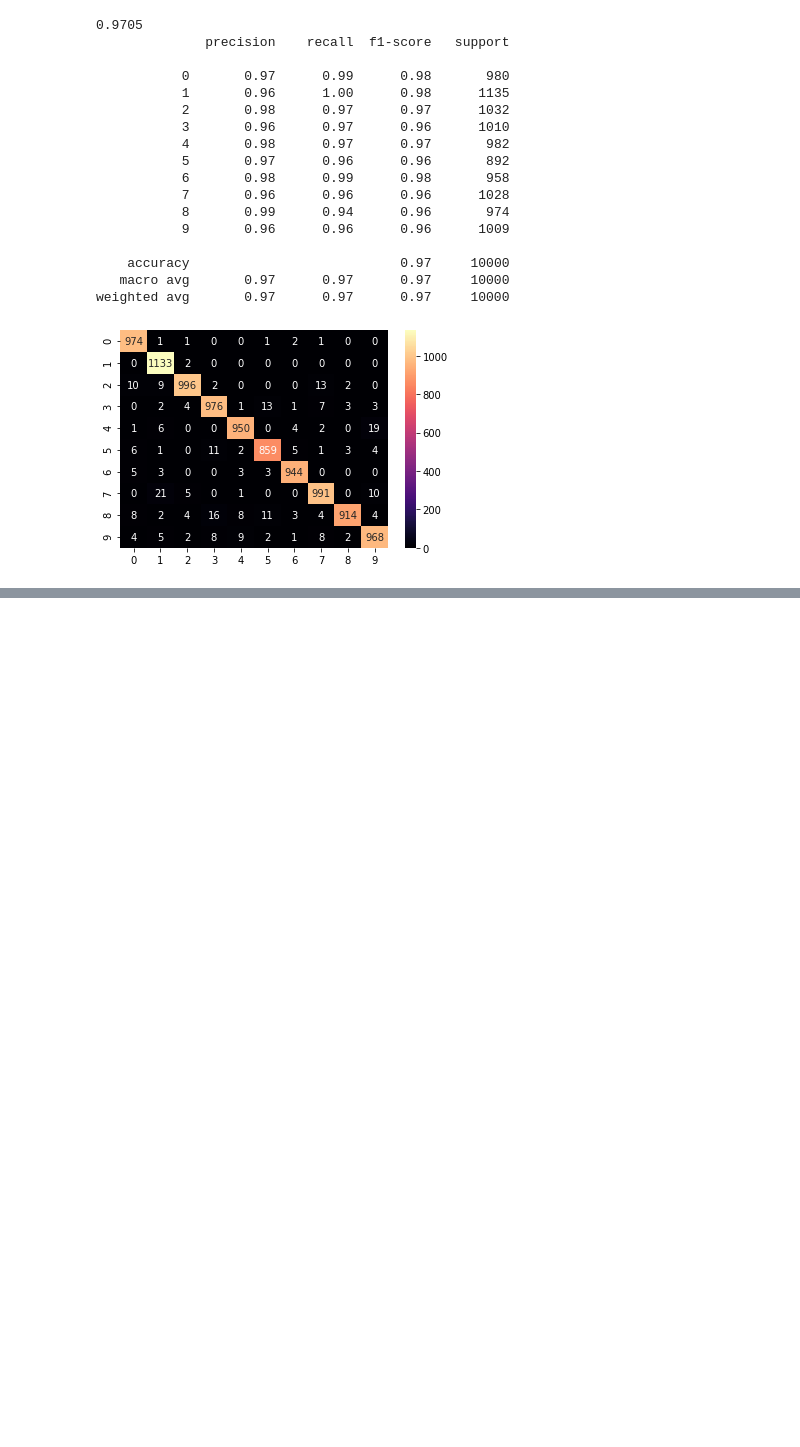
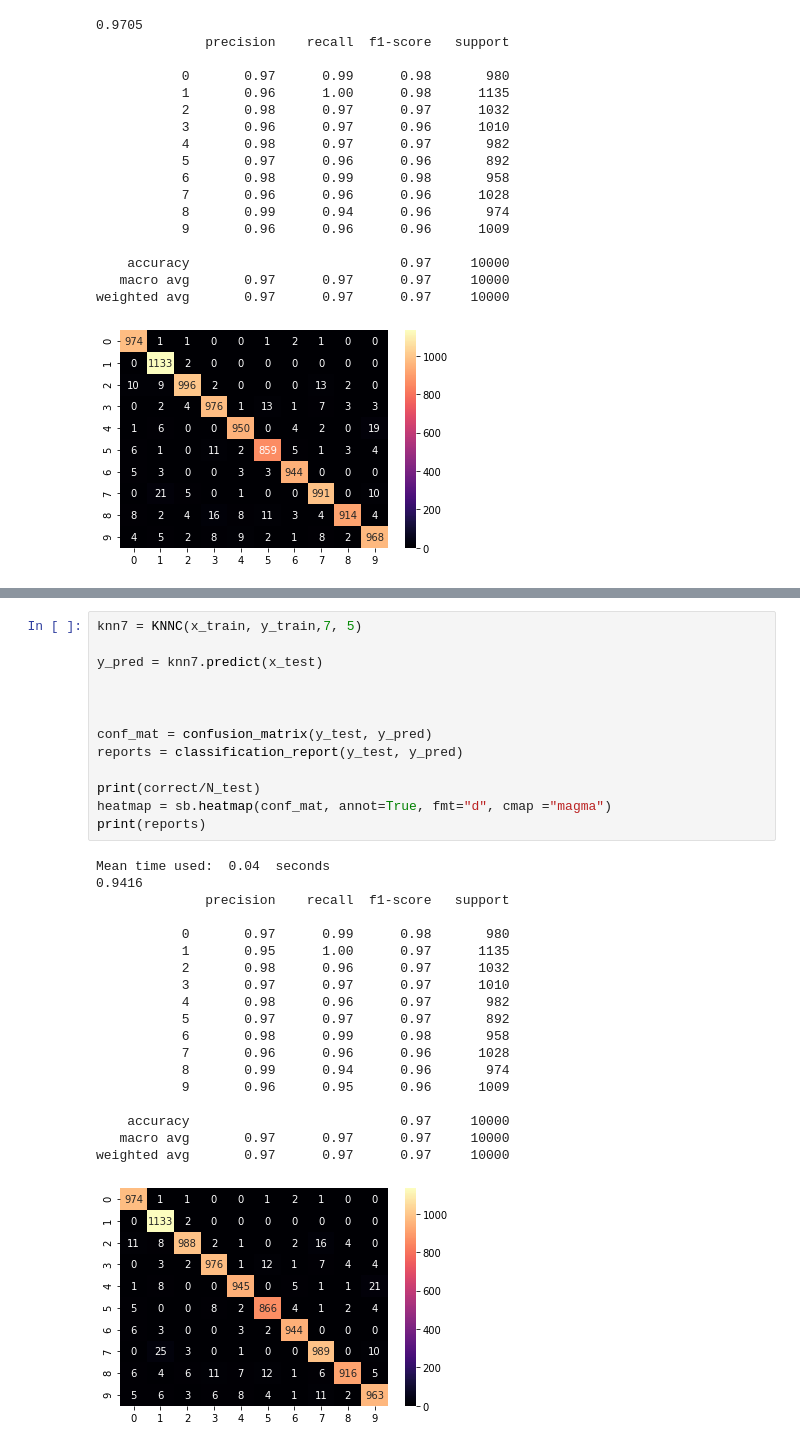
Before and after one commit to emilhaugstvedt/TTK4275, a Jupyter notebook: MNIST/mnist_classification.ipynb, the cells around one changed output, grey strips where cells are left out. Drawn from its saved outputs; the diff is of its cells as text; blank space fills up the shorter version.

```diff
--- a/MNIST/mnist_classification.ipynb
+++ b/MNIST/mnist_classification.ipynb
@@ -156,0 +195,33 @@ print(type(x_train))
+# %%
+knn7 = KNNC(x_train, y_train,7, 5)
+
+y_pred = knn7.predict(x_test)
+
+
+
+conf_mat = confusion_matrix(y_test, y_pred)
+reports = classification_report(y_test, y_pred)
+
+print(correct/N_test)
+heatmap = sb.heatmap(conf_mat, annot=True, fmt="d", cmap ="magma")
+print(reports)
+# %% [output]
+Mean time used:  0.04  seconds
+0.9416
+              precision    recall  f1-score   support
+
+           0       0.97      0.99      0.98       980
+           1       0.95      1.00      0.97      1135
+           2       0.98      0.96      0.97      1032
+           3       0.97      0.97      0.97      1010
+           4       0.98      0.96      0.97       982
+           5       0.97      0.97      0.97       892
+           6       0.98      0.99      0.98       958
+           7       0.96      0.96      0.96      1028
+           8       0.99      0.94      0.96       974
+           9       0.96      0.95      0.96      1009
+
+    accuracy                           0.97     10000
+   macro avg       0.97      0.97      0.97     10000
+weighted avg       0.97      0.97      0.97     10000
+[figure, added]
```
Also changed, not shown: parts of 10 cells of this notebook.
